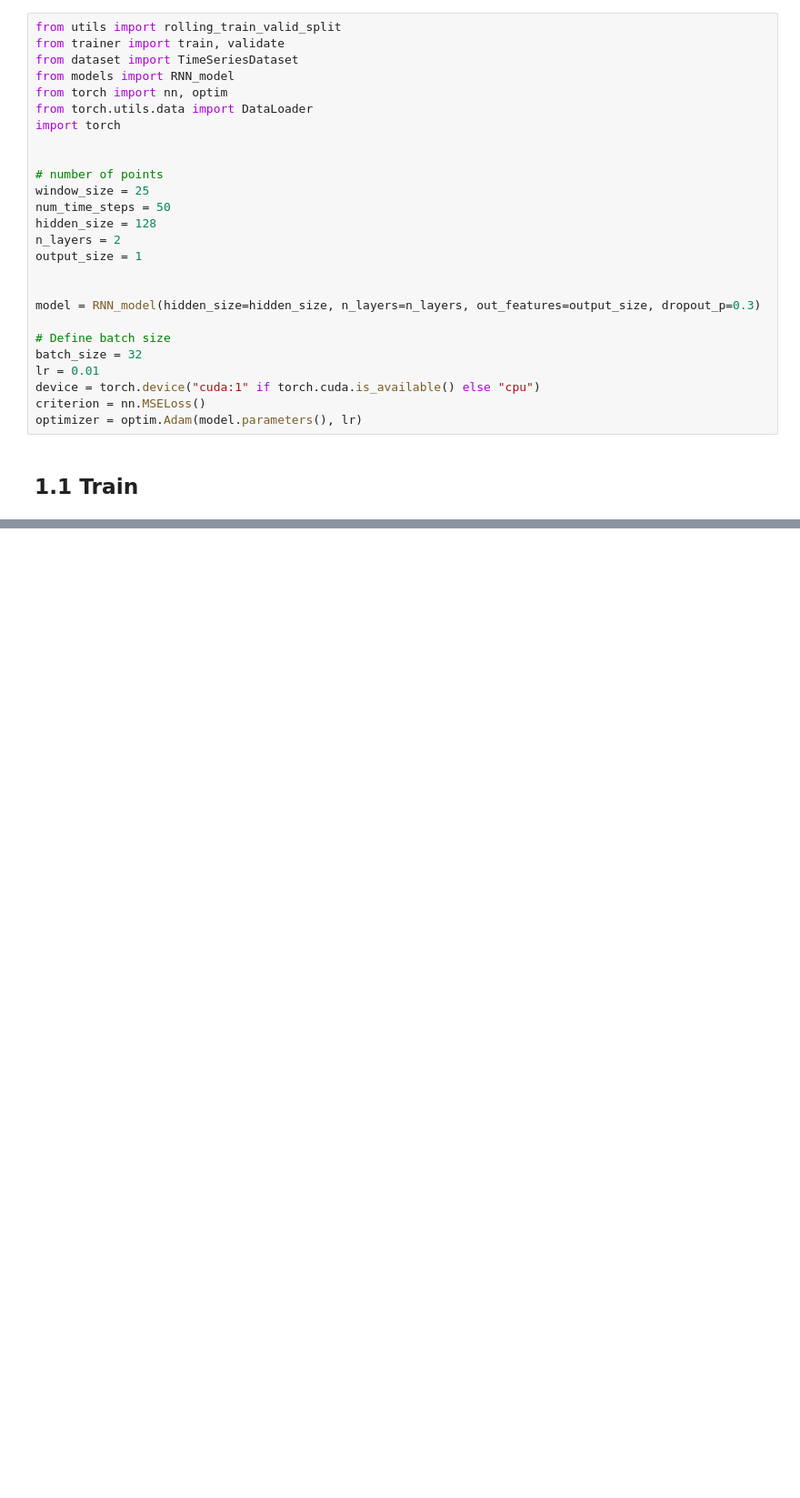
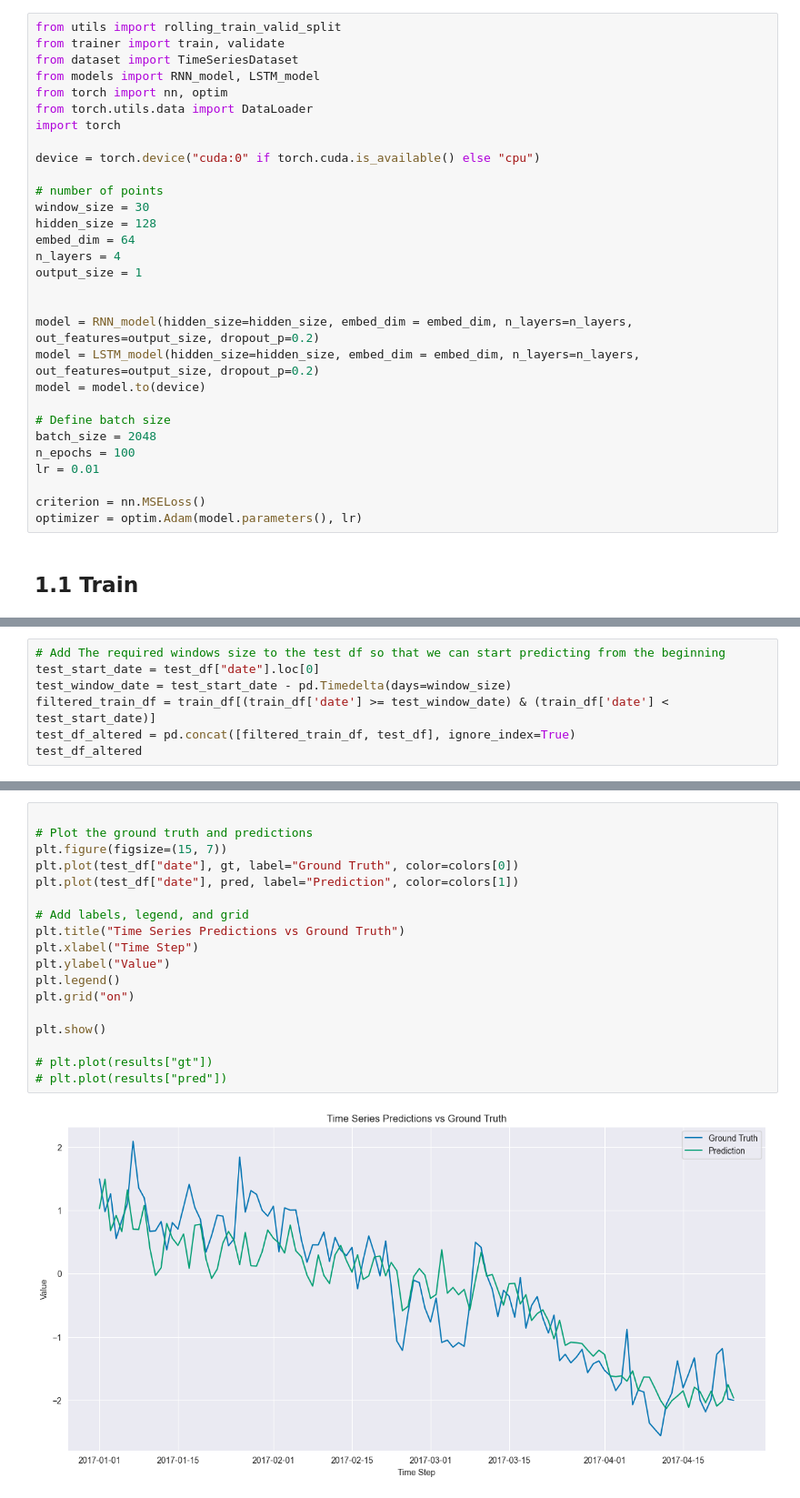
Before and after one commit to Jookare/ADAML-project2, a Jupyter notebook: Train/training.ipynb, the cells around one changed output, grey strips where cells are left out. Shown: that part at 91% size. Saved outputs shown, nothing was run; the diff lists cells and outputs as text; blank space fills up the shorter version.

```diff
--- a/Train/training.ipynb
+++ b/Train/training.ipynb
@@ -53,26 +56,30 @@ for col in train_df.columns[1:]:
 from utils import rolling_train_valid_split
 from trainer import train, validate
 from dataset import TimeSeriesDataset
-from models import RNN_model
+from models import RNN_model, LSTM_model
 from torch import nn, optim
 from torch.utils.data import DataLoader
 import torch
 
+device = torch.device("cuda:0" if torch.cuda.is_available() else "cpu")
 
 # number of points
-window_size = 25
-num_time_steps = 50
+window_size = 30
 hidden_size = 128
-n_layers = 2
+embed_dim = 64
+n_layers = 4
 output_size = 1
 
 
-model = RNN_model(hidden_size=hidden_size, n_layers=n_layers, out_features=output_size, dropout_p=0.3)
+model = RNN_model(hidden_size=hidden_size, embed_dim = embed_dim, n_layers=n_layers, out_features=output_size, dropout_p=0.2)
+model = LSTM_model(hidden_size=hidden_size, embed_dim = embed_dim, n_layers=n_layers, out_features=output_size, dropout_p=0.2)
+model = model.to(device)
 
 # Define batch size
-batch_size = 32
+batch_size = 2048
+n_epochs = 100
 lr = 0.01
-device = torch.device("cuda:1" if torch.cuda.is_available() else "cpu")
+
 criterion = nn.MSELoss()
 optimizer = optim.Adam(model.parameters(), lr)
 # %% [markdown]
@@ -118,0 +146,7 @@ KeyboardInterrupt:
+# %%
+# Add The required windows size to the test df so that we can start predicting from the beginning
+test_start_date = test_df["date"].loc[0]
+test_window_date = test_start_date - pd.Timedelta(days=window_size)
+filtered_train_df = train_df[(train_df['date'] >= test_window_date) & (train_df['date'] < test_start_date)]
+test_df_altered = pd.concat([filtered_train_df, test_df], ignore_index=True)
+test_df_altered
@@ -118,0 +200,20 @@ KeyboardInterrupt:
+# %%
+
+# Plot the ground truth and predictions
+plt.figure(figsize=(15, 7))
+plt.plot(test_df["date"], gt, label="Ground Truth", color=colors[0])
+plt.plot(test_df["date"], pred, label="Prediction", color=colors[1])
+
+# Add labels, legend, and grid
+plt.title("Time Series Predictions vs Ground Truth")
+plt.xlabel("Time Step")
+plt.ylabel("Value")
+plt.legend()
+plt.grid("on")
+
+plt.show()
+
+# plt.plot(results["gt"])
+# plt.plot(results["pred"])
+# %% [output]
+[figure, added]
```
Also changed, not shown: parts of 7 cells of this notebook, 3 other files.
